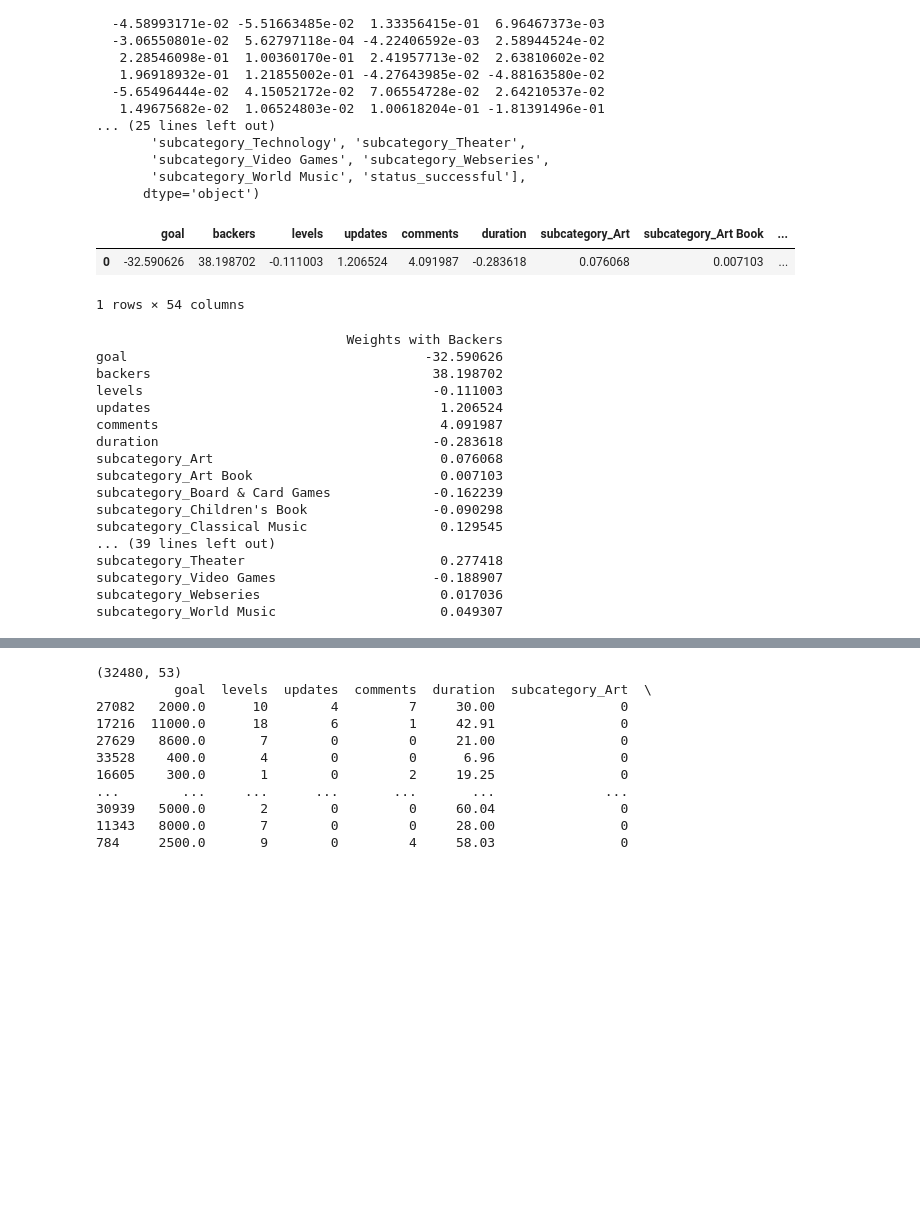
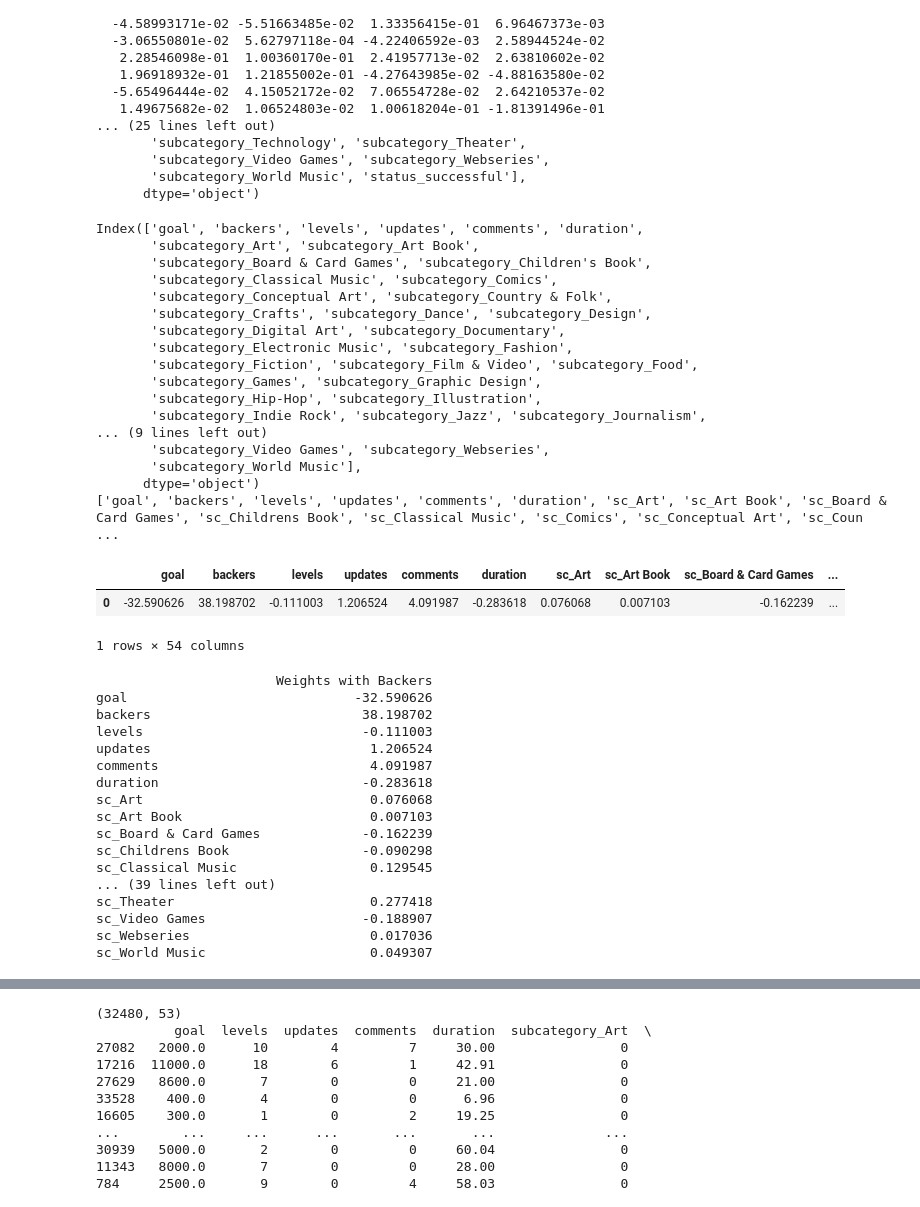
Before and after one commit to nico-medellin/kickstarter-regression, a Jupyter notebook: Kickstarter_Logistic_Regression_Model_Updated.ipynb, the cells around one changed output, grey strips where cells are left out. Saved outputs shown, nothing was run; the diff lists cells and outputs as text; code cells hidden in the pictures; blank space fills up the shorter version.

```diff
--- a/Kickstarter_Logistic_Regression_Model_Updated.ipynb
+++ b/Kickstarter_Logistic_Regression_Model_Updated.ipynb
@@ -815,42 +815,75 @@ Coefficient Matrix
 # %%
 #The coefficient dataframe from the logistic regression model does not have column names associated with it,
 # which makes it hard to quickly identify which variable corresponds to which weight.
 #
 # Fortunately, the coefficients are created in the order in which the logistic regression model received them,
 # which our dummy_data data frame was used to determine.
 # So we can combine the coefficent matrix and use the column names from dummy_data to create a dataframe of variable weights.
 
 column_names = dummy_data.drop('status_successful', axis=1).columns #we have to drop the 'status_successful' column because it was originally included in the dummy_data data frame. there is no weight assigned to "status_successful" becasue that's the variable we are trying to calculate.
 
-coeff_df = pd.DataFrame(LogReg.coef_, columns = column_names)
+print(column_names)
+
+
+subcat_list = ['goal','backers', 'levels', 'updates', 'comments', 'duration', 'sc_Art', 'sc_Art Book', 'sc_Board & Card Games', 'sc_Childrens Book', 'sc_Classical Music', 'sc_Comics', 'sc_Conceptual Art',
+'sc_Country & Folk', 'sc_Crafts', 'sc_Dance', 'sc_Design', 'sc_Digital Art', 'sc_Documentary',
+'sc_Electronic Music', 'sc_Fashion', 'sc_Fiction', 'sc_Film & Video', 'sc_Food', 'sc_Games',
+'sc_Graphic Design', 'sc_Hip-Hop', 'sc_Illustration', 'sc_Indie Rock', 'sc_Jazz', 'sc_Journalism',
+'sc_Mixed Media', 'sc_Music', 'sc_Narrative Film', 'sc_Nonfiction', 'sc_Open Hardware', 'sc_Open Software',
+'sc_Painting', 'sc_Performance Art', 'sc_Periodical', 'sc_Photography', 'sc_Poetry', 'sc_Pop', 'sc_Product Design',
+'sc_Public Art', 'sc_Publishing', 'sc_Rock', 'sc_Sculpture', 'sc_Short Film', 'sc_Technology', 'sc_Theater', 'sc_Video Games',
+'sc_Webseries', 'sc_World Music']
+
+# column_names = subcat_list
+
+print(subcat_list)
+
+coeff_df = pd.DataFrame(LogReg.coef_, columns = subcat_list)
 coeff_df.head()
 # %% [output]
+Index(['goal', 'backers', 'levels', 'updates', 'comments', 'duration',
+       'subcategory_Art', 'subcategory_Art Book',
+       'subcategory_Board & Card Games', 'subcategory_Children's Book',
+       'subcategory_Classical Music', 'subcategory_Comics',
+       'subcategory_Conceptual Art', 'subcategory_Country & Folk',
+       'subcategory_Crafts', 'subcategory_Dance', 'subcategory_Design',
+       'subcategory_Digital Art', 'subcategory_Documentary',
+       'subcategory_Electronic Music', 'subcategory_Fashion',
+       'subcategory_Fiction', 'subcategory_Film & Video', 'subcategory_Food',
+       'subcategory_Games', 'subcategory_Graphic Design',
+       'subcategory_Hip-Hop', 'subcategory_Illustration',
+       'subcategory_Indie Rock', 'subcategory_Jazz', 'subcategory_Journalism',
+... (9 lines left out)
+       'subcategory_Video Games', 'subcategory_Webseries',
+       'subcategory_World Music'],
+      dtype='object')
+['goal', 'backers', 'levels', 'updates', 'comments', 'duration', 'sc_Art', 'sc_Art Book', 'sc_Board & Card Games', 'sc_Childrens Book', 'sc_Classical Music', 'sc_Comics', 'sc_Conceptual Art', 'sc_Coun ...
-|  | goal | backers | levels | updates | comments | duration | subcategory_Art | subcategory_Art Book | ... |
-| 0 | -32.590626 | 38.198702 | -0.111003 | 1.206524 | 4.091987 | -0.283618 | 0.076068 | 0.007103 | ... |
+|  | goal | backers | levels | updates | comments | duration | sc_Art | sc_Art Book | sc_Board & Card Games | ... |
+| 0 | -32.590626 | 38.198702 | -0.111003 | 1.206524 | 4.091987 | -0.283618 | 0.076068 | 0.007103 | -0.162239 | ... |
-1 rows × 54 columns
+1 rows × 54 columns
 # %%
 #Lets reshape the matrix so that it's one column and multiple rows.
 coeff_df_transpose= coeff_df.transpose().rename(columns={0:"Weights with Backers"}, errors="raise")
 print(coeff_df_transpose)
 #next step, let's sort the rows by their value
 # %% [output]
-                                Weights with Backers
-goal                                      -32.590626
-backers                                    38.198702
-levels                                     -0.111003
-updates                                     1.206524
-comments                                    4.091987
-duration                                   -0.283618
-subcategory_Art                             0.076068
-subcategory_Art Book                        0.007103
-subcategory_Board & Card Games             -0.162239
-subcategory_Children's Book                -0.090298
-subcategory_Classical Music                 0.129545
+                       Weights with Backers
+goal                             -32.590626
+backers                           38.198702
+levels                            -0.111003
+updates                            1.206524
+comments                           4.091987
+duration                          -0.283618
+sc_Art                             0.076068
+sc_Art Book                        0.007103
+sc_Board & Card Games             -0.162239
+sc_Childrens Book                 -0.090298
+sc_Classical Music                 0.129545
 ... (39 lines left out)
-subcategory_Theater                         0.277418
-subcategory_Video Games                    -0.188907
-subcategory_Webseries                       0.017036
-subcategory_World Music                     0.049307
+sc_Theater                         0.277418
+sc_Video Games                    -0.188907
+sc_Webseries                       0.017036
+sc_World Music                     0.049307
 # %%
 # coeff_df_transpose= coeff_df_transpose.rename(columns={0:"Weights with Backers"}, errors="raise")
 # print(coeff_df_transpose)
```
Also changed, not shown: parts of 14 cells of this notebook.
